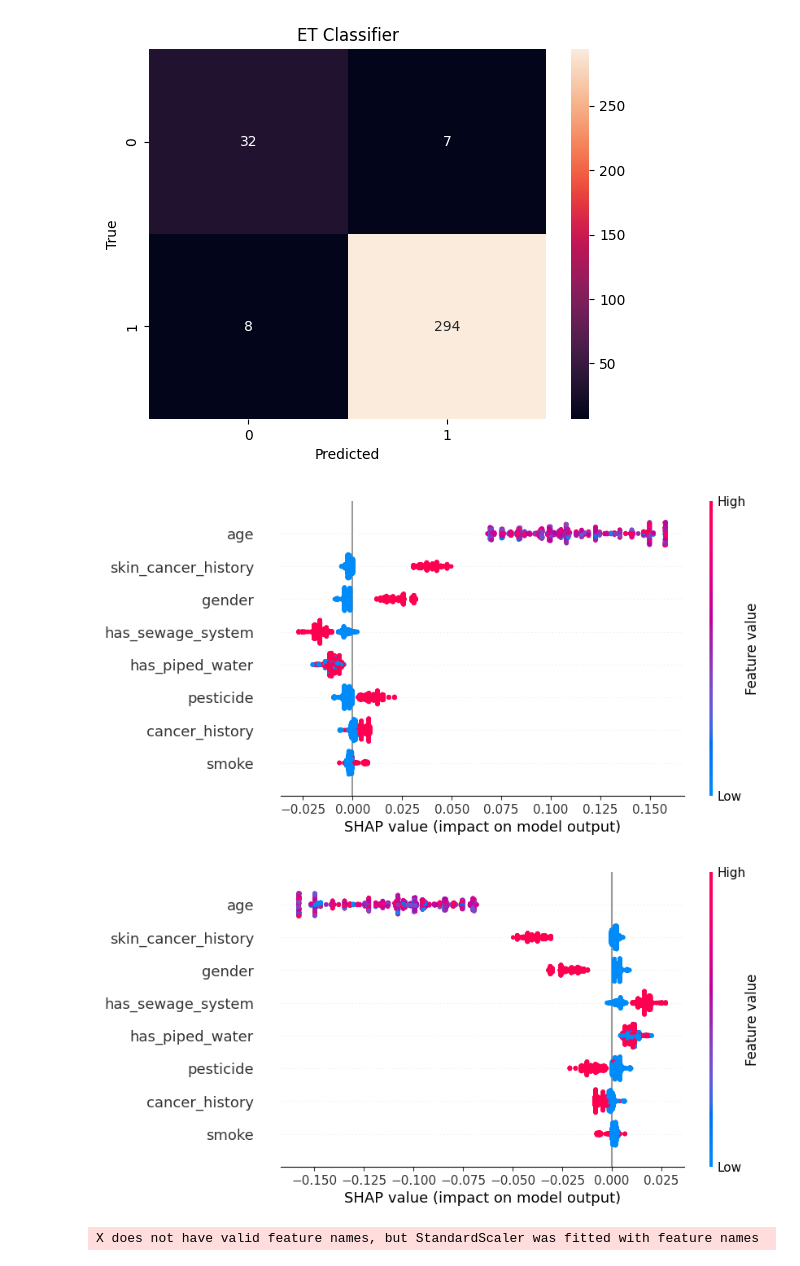
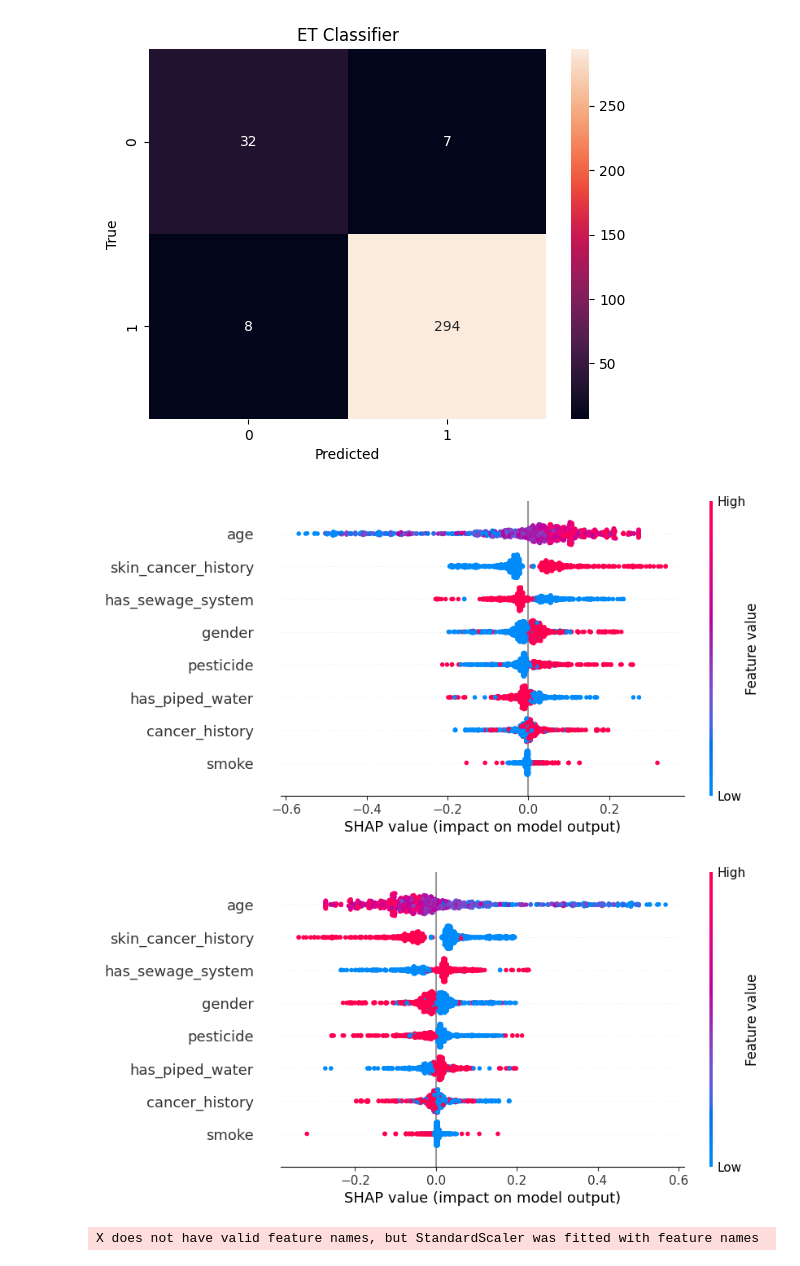
Before and after one commit to Maryamalakkas/Skin_Cancer, a Jupyter notebook: Final_Model/ET_identical.ipynb, the cells around one changed output. Drawn from its saved outputs; the diff is of its cells as text; code cells hidden in the pictures.

```diff
--- a/Final_Model/ET_identical.ipynb
+++ b/Final_Model/ET_identical.ipynb
@@ -178,14 +214,14 @@ plt.show()
 # %%
 import shap
 
-explainer = shap.Explainer(best_ET.steps[-1][1])
+explainer = shap.Explainer(best_ET)
 shap_values = explainer(X_train)
 
 shap.plots.beeswarm(shap_values[:,:,1])
 shap.plots.beeswarm(shap_values[:,:,0])
 # %% [output]
-[figure, old version]
+[figure, new version]
-[figure, old version]
+[figure, new version]
 # %%
 from lime.lime_tabular import LimeTabularExplainer
 
```
Also changed, not shown: parts of 3 cells of this notebook, 1 other file.
